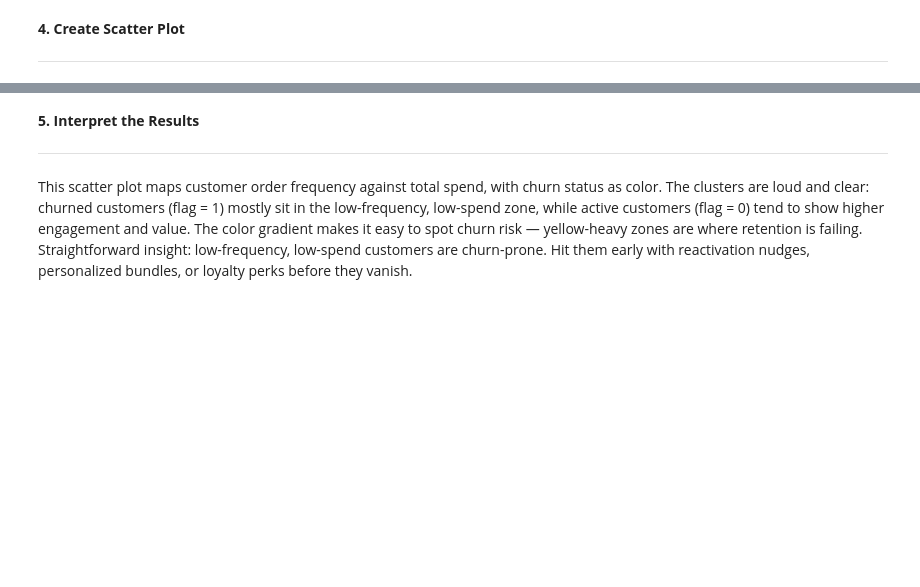
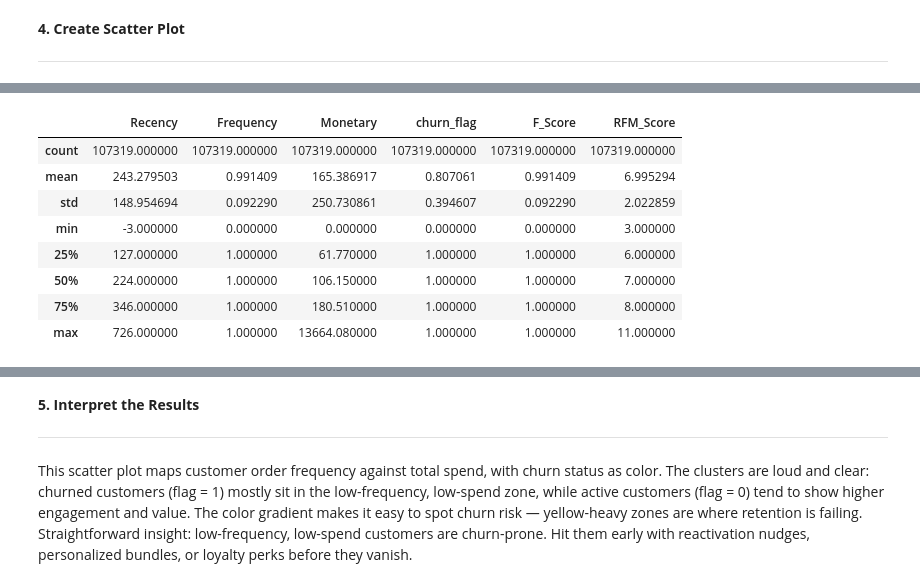
Before and after one commit to Kanakbaghel/Capstone_Project, a Jupyter notebook: Scripts/P1 : Data Cleaning and Exploration.ipynb, the cells around one changed output, grey strips where cells are left out. Drawn from its saved outputs; the diff is of its cells as text; code cells hidden in the pictures; blank space fills up the shorter version.

```diff
--- a/Scripts/P1 : Data Cleaning and Exploration.ipynb
+++ b/Scripts/P1 : Data Cleaning and Exploration.ipynb
@@ -692,0 +684,12 @@ plt.show()
+# %%
+rfm.describe()
+# %% [output]
+|  | Recency | Frequency | Monetary | churn_flag | F_Score | RFM_Score |
+| count | 107319.000000 | 107319.000000 | 107319.000000 | 107319.000000 | 107319.000000 | 107319.000000 |
+| mean | 243.279503 | 0.991409 | 165.386917 | 0.807061 | 0.991409 | 6.995294 |
+| std | 148.954694 | 0.092290 | 250.730861 | 0.394607 | 0.092290 | 2.022859 |
+| min | -3.000000 | 0.000000 | 0.000000 | 0.000000 | 0.000000 | 3.000000 |
+| 25% | 127.000000 | 1.000000 | 61.770000 | 1.000000 | 1.000000 | 6.000000 |
+| 50% | 224.000000 | 1.000000 | 106.150000 | 1.000000 | 1.000000 | 7.000000 |
+| 75% | 346.000000 | 1.000000 | 180.510000 | 1.000000 | 1.000000 | 8.000000 |
+| max | 726.000000 | 1.000000 | 13664.080000 | 1.000000 | 1.000000 | 11.000000 |
```
Also changed, not shown: parts of 15 cells of this notebook.
